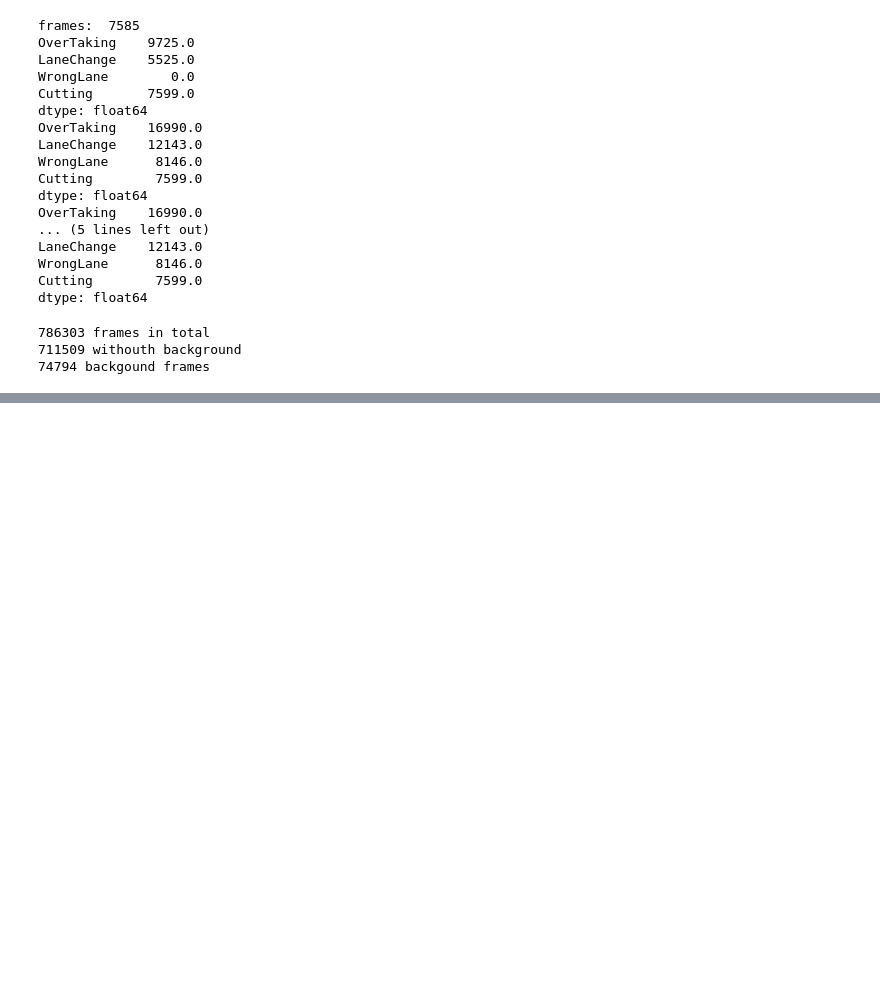
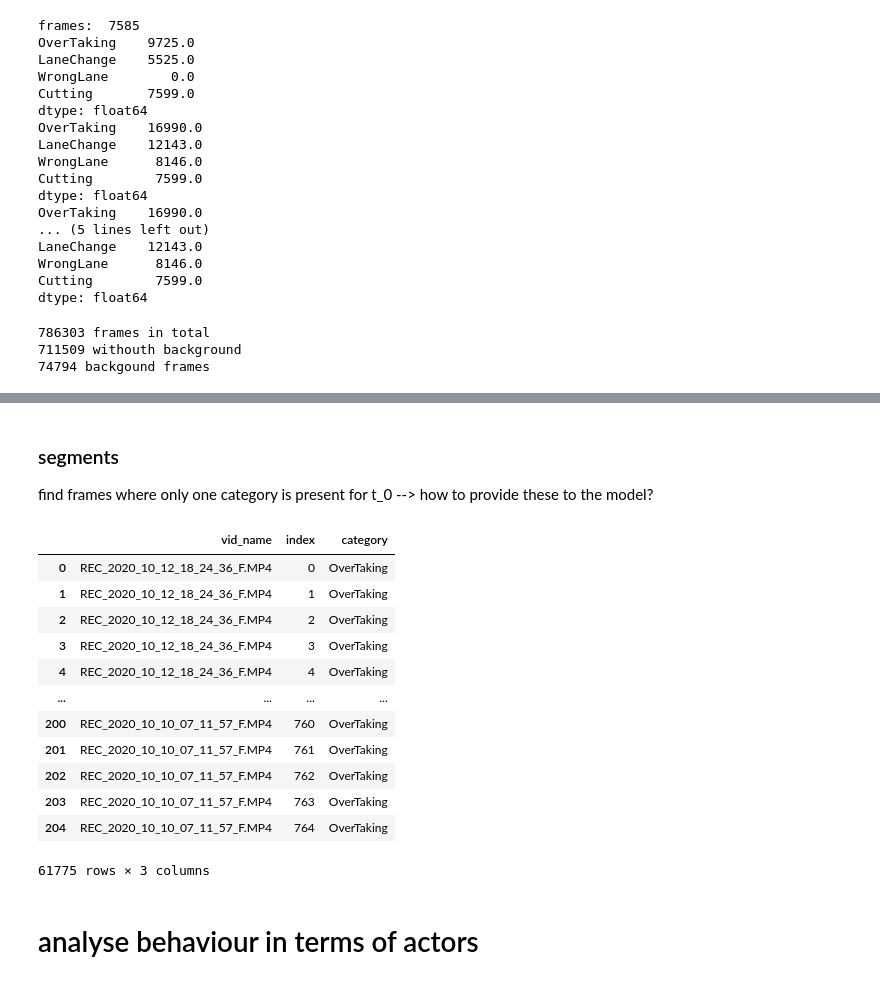
Before and after one commit to unofficial-Jona/assessing_ADB, a Jupyter notebook: dataset_preparations.ipynb, the cells around one changed output, grey strips where cells are left out. Cells and saved outputs as stored; diff of their text form; code cells hidden in the pictures; blank space fills up the shorter version.

```diff
--- a/dataset_preparations.ipynb
+++ b/dataset_preparations.ipynb
@@ -377,0 +317,20 @@ df.iloc[4,:].loc['train_f']
+# %%
+pure_df = pd.DataFrame(
+    data = np.zeros((len(CATEGORIES), 2)),
+    columns = ['train', 'test'],
+    index = CATEGORIES
+)
+
+for session_name in ['train', 'test']:
+    session = f'{session_name}_session_set'
+    for key in json_file[session]:
+        annotation = anno_dict[key]['anno']
+        sum_anno = np.any(annotation, axis=0)[indices].astype(int)
+        if np.sum(sum_anno) != 1:
+            continue
+        else:
+            i = int(np.argwhere(sum_anno))
+
+            pure_df.loc[:,session_name].iloc[i] += 1
+
+pure_df
@@ -377,0 +343,45 @@ df.iloc[4,:].loc['train_f']
+# %% [markdown]
+### segments
+
+find frames where only one category is present for t_0 --> how to provide these to the model?
+# %%
+pure_segment_df = pd.DataFrame(columns = ['vid_name', 'index', 'category'])
+
+for key in json_file['test_session_set']:
+    anno = anno_dict[key]['anno'][:, INDICES]
+    anno_sum = np.sum(anno, axis=1)
+    # get 'pure' indices
+    vid_i = np.where(anno_sum == 1)[0]
+    # map index to categoriy
+
+    cat_i = np.argmax(anno[vid_i], axis=1).astype(int)
+
+    if len(cat_i) == 0:
+        continue
+
+    f = lambda x, d: d[x]
+    vec_f = np.vectorize(f)
+    cat_names = vec_f(cat_i, dict(zip(range(len(CATEGORIES)), CATEGORIES)))
+
+    names = [key] * len(vid_i)
+
+    append_data = np.column_stack((np.array(names), vid_i, np.array(cat_names)))
+    append_df = pd.DataFrame(columns = ['vid_name', 'index', 'category'], data=append_data)
+    pure_segment_df = pd.concat([pure_segment_df, append_df])
+pure_segment_df
+# %% [output]
+|  | vid_name | index | category |
+| 0 | REC_2020_10_12_18_24_36_F.MP4 | 0 | OverTaking |
+| 1 | REC_2020_10_12_18_24_36_F.MP4 | 1 | OverTaking |
+| 2 | REC_2020_10_12_18_24_36_F.MP4 | 2 | OverTaking |
+| 3 | REC_2020_10_12_18_24_36_F.MP4 | 3 | OverTaking |
+| 4 | REC_2020_10_12_18_24_36_F.MP4 | 4 | OverTaking |
+| ... | ... | ... | ... |
+| 200 | REC_2020_10_10_07_11_57_F.MP4 | 760 | OverTaking |
+| 201 | REC_2020_10_10_07_11_57_F.MP4 | 761 | OverTaking |
+| 202 | REC_2020_10_10_07_11_57_F.MP4 | 762 | OverTaking |
+| 203 | REC_2020_10_10_07_11_57_F.MP4 | 763 | OverTaking |
+| 204 | REC_2020_10_10_07_11_57_F.MP4 | 764 | OverTaking |
+61775 rows × 3 columns
+# %% [markdown]
+# analyse behaviour in terms of actors
```
Also changed, not shown: parts of 20 cells of this notebook, 9 other files.
